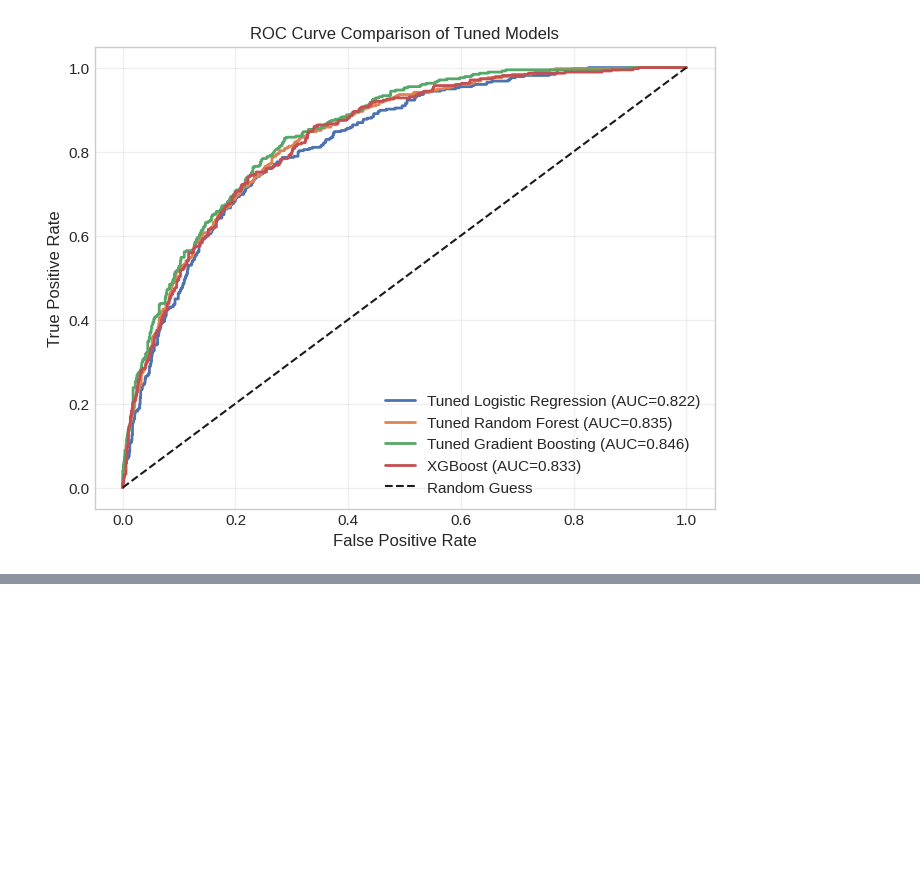
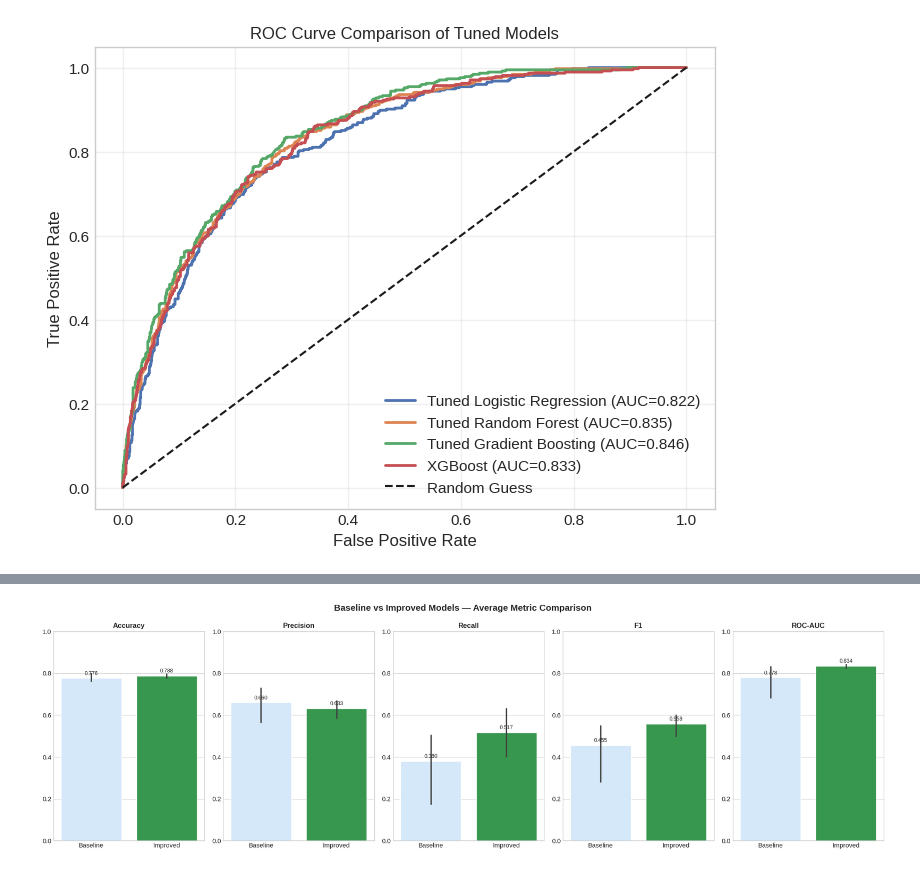
Before and after one commit to aashish000000/aashish000000, a Jupyter notebook: project.ipynb, the cells around one changed output, grey strips where cells are left out. Cells and saved outputs as stored; diff of their text form; code cells hidden in the pictures; blank space fills up the shorter version.

```diff
--- a/project.ipynb
+++ b/project.ipynb
@@ -736,0 +927,48 @@ plt.show()
+# %%
+# =============================================
+# Comparison: Baseline vs Improved Models
+# =============================================
+
+# Label the groups
+baseline_labeled = results_df[["Model","Accuracy","Precision","Recall","F1","ROC-AUC"]].copy()
+baseline_labeled["Group"] = "Baseline"
+
+improved_labeled = improved_df[["Model","Accuracy","Precision","Recall","F1","ROC-AUC"]].copy()
+improved_labeled["Group"] = "Improved"
+
+comparison_df = pd.concat([baseline_labeled, improved_labeled], ignore_index=True)
+
+# Plot each metric side by side
+metrics = ["Accuracy", "Precision", "Recall", "F1", "ROC-AUC"]
+fig, axes = plt.subplots(1, len(metrics), figsize=(20, 6))
+
+for i, metric in enumerate(metrics):
+    sns.barplot(
+        data=comparison_df,
+        x="Group",
+        y=metric,
+        hue="Group",
+        palette={"Baseline": "#cfe8ff", "Improved": "#28a745"},
+        legend=False,
+        ax=axes[i]
+    )
+    axes[i].set_title(metric, fontsize=12, fontweight="bold")
+    axes[i].set_ylim(0, 1)
+    axes[i].set_xlabel("")
+    axes[i].set_ylabel("")
+
+    # Add value labels
+    for bar in axes[i].patches:
+        h = bar.get_height()
+        if h > 0:
+            axes[i].text(
+                bar.get_x() + bar.get_width() / 2,
+                h + 0.01, f"{h:.3f}",
+                ha="center", va="bottom", fontsize=9
+            )
+
+plt.suptitle("Baseline vs Improved Models — Average Metric Comparison", fontsize=15, fontweight="bold")
+plt.tight_layout()
+plt.show()
+# %% [output]
+[figure, added]
```
Also changed, not shown: parts of 19 cells of this notebook.
